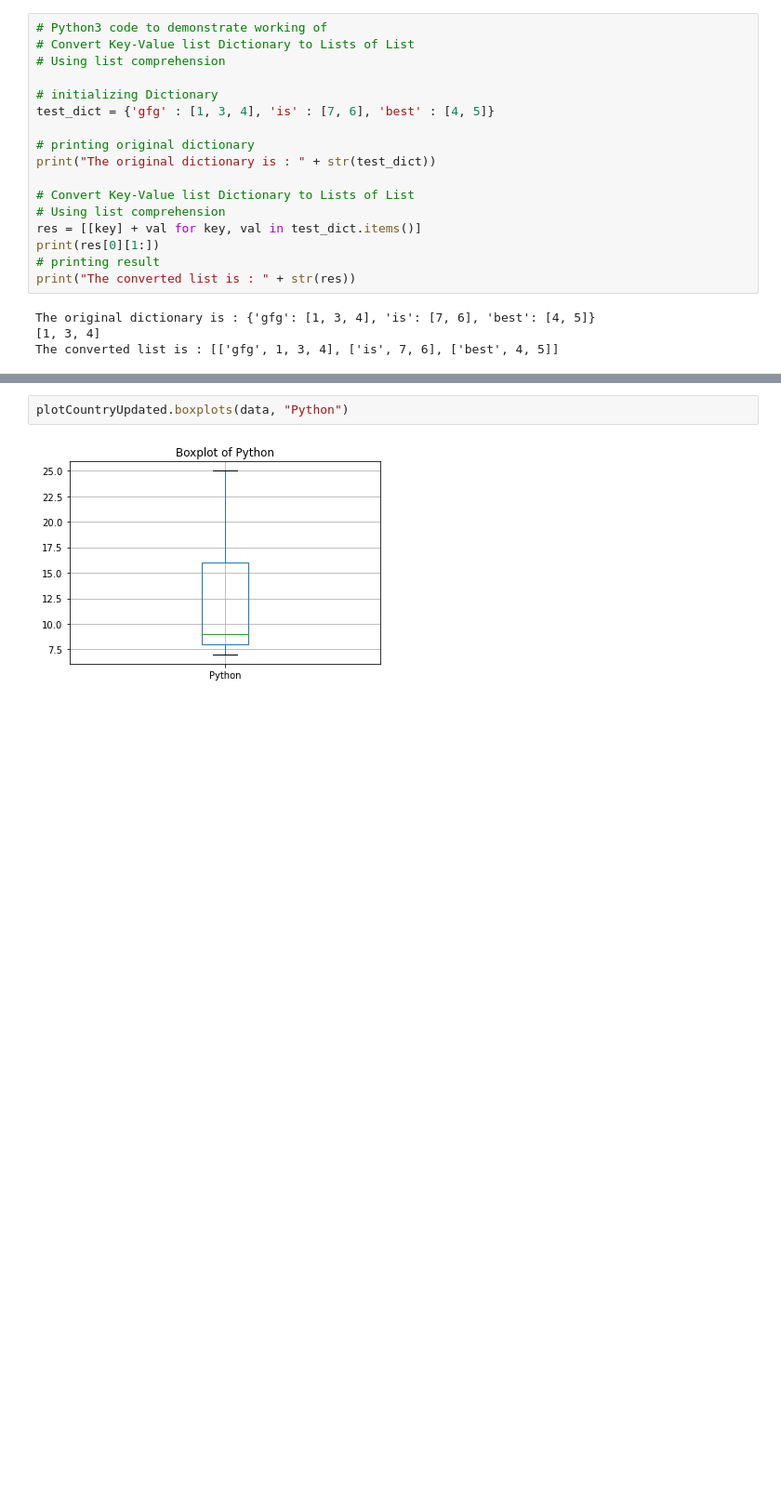
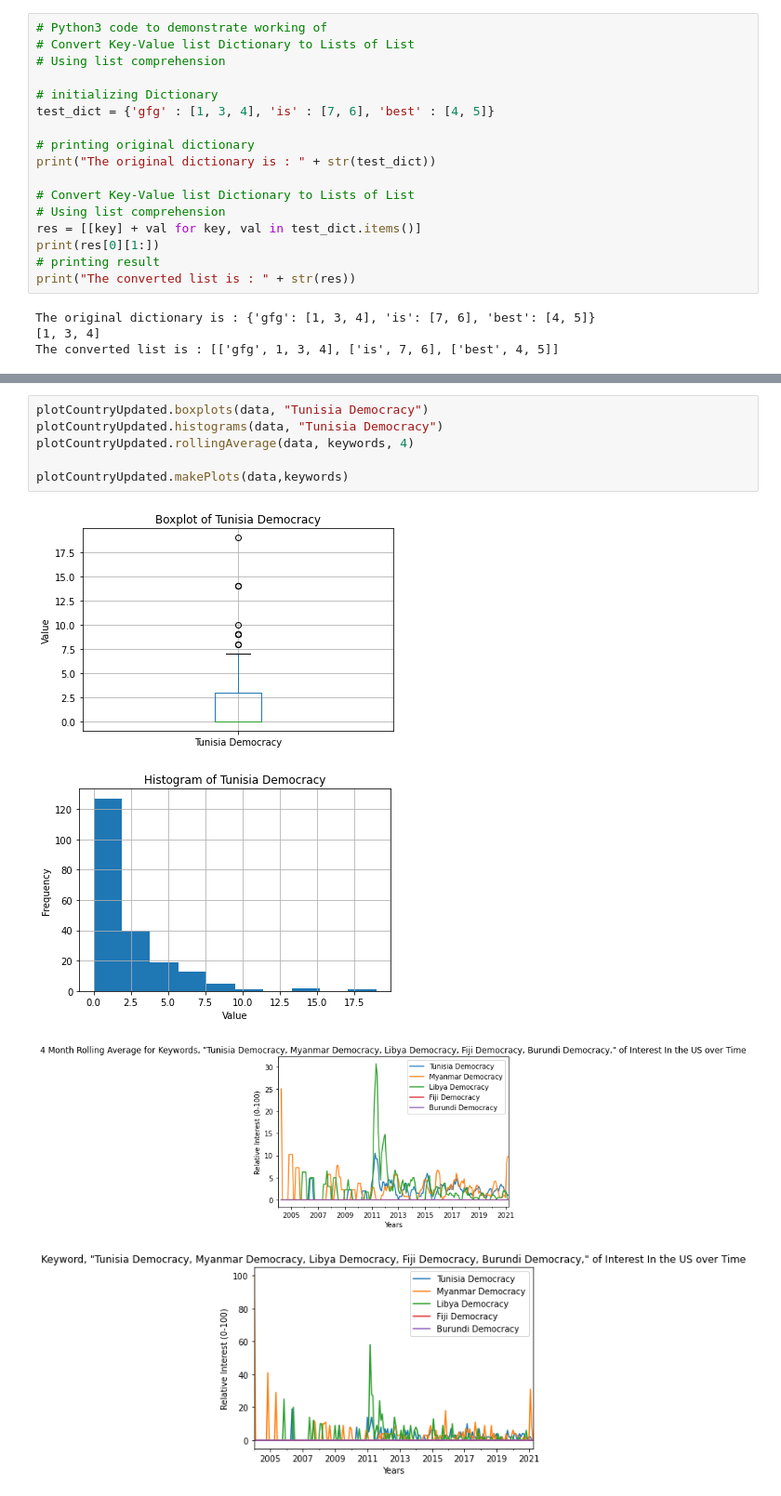
Before and after one commit to olincollege/midterm-project-Erhardt4, a Jupyter notebook: pytrend_test.ipynb, the cells around one changed output, grey strips where cells are left out. Shown at 93% size. Saved outputs shown, nothing was run; the diff lists cells and outputs as text; blank space fills up the shorter version.

```diff
--- a/pytrend_test.ipynb
+++ b/pytrend_test.ipynb
@@ -174,4 +179,11 @@ Text(0.5, 1.0, 'Python')
-# %%
-plotCountryUpdated.boxplots(data, "Python")
-# %% [output]
-[figure, removed]
+# %%
+plotCountryUpdated.boxplots(data, "Tunisia Democracy")
+plotCountryUpdated.histograms(data, "Tunisia Democracy")
+plotCountryUpdated.rollingAverage(data, keywords, 4)
+
+plotCountryUpdated.makePlots(data,keywords)
+# %% [output]
+[figure, added]
+[figure, added]
+[figure, added]
+[figure, added]
```
Also changed, not shown: parts of 15 cells of this notebook, 6 other files.
